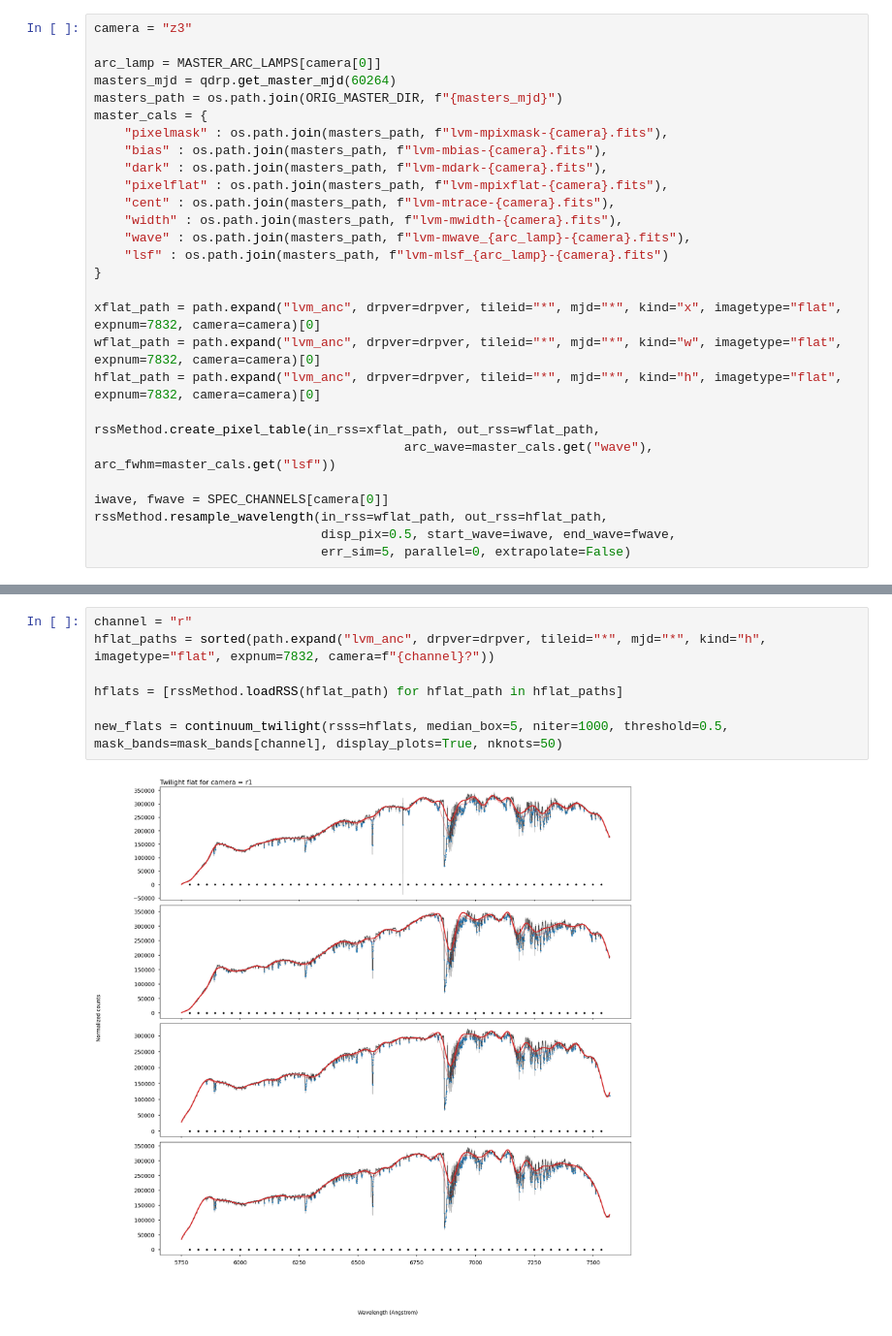
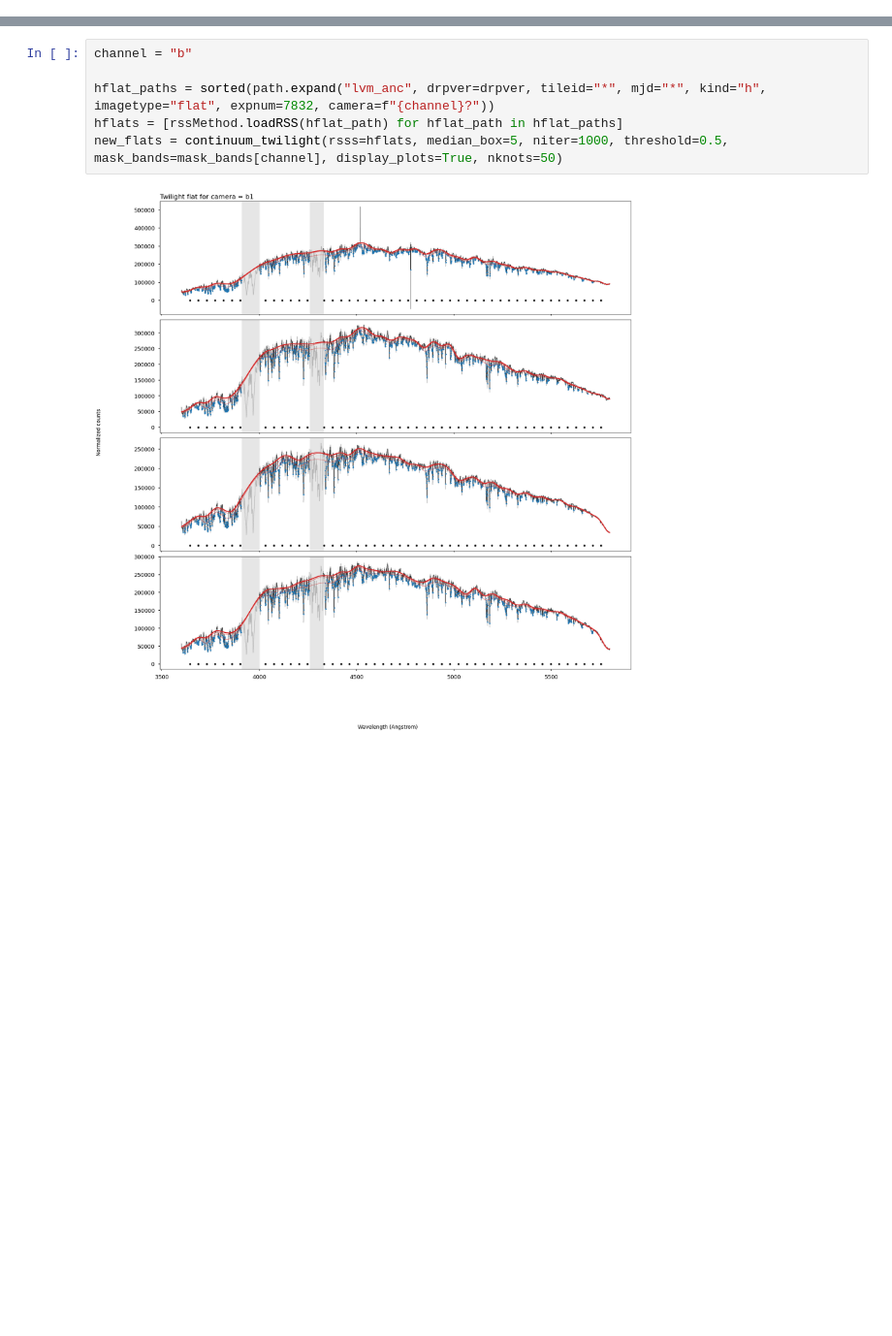
Before and after one commit to sdss/lvmdrp, a Jupyter notebook: examples/lco_com/twilights_std.ipynb, the cells around one changed output, grey strips where cells are left out. Shown at 97% size. Saved outputs shown, nothing was run; the diff lists cells and outputs as text; blank space fills up the shorter version.

```diff
--- a/examples/lco_com/twilights_std.ipynb
+++ b/examples/lco_com/twilights_std.ipynb
@@ -637,28 +595,0 @@ reduce_twilight_sequence(expnums=list(range(7832, 7832+12)), mask_bands=mask_ban
-# %%
-camera = "z3"
-
-arc_lamp = MASTER_ARC_LAMPS[camera[0]]
-masters_mjd = qdrp.get_master_mjd(60264)
-masters_path = os.path.join(ORIG_MASTER_DIR, f"{masters_mjd}")
-master_cals = {
-    "pixelmask" : os.path.join(masters_path, f"lvm-mpixmask-{camera}.fits"),
-    "bias" : os.path.join(masters_path, f"lvm-mbias-{camera}.fits"),
-    "dark" : os.path.join(masters_path, f"lvm-mdark-{camera}.fits"),
-    "pixelflat" : os.path.join(masters_path, f"lvm-mpixflat-{camera}.fits"),
-    "cent" : os.path.join(masters_path, f"lvm-mtrace-{camera}.fits"),
-    "width" : os.path.join(masters_path, f"lvm-mwidth-{camera}.fits"),
-    "wave" : os.path.join(masters_path, f"lvm-mwave_{arc_lamp}-{camera}.fits"),
-    "lsf" : os.path.join(masters_path, f"lvm-mlsf_{arc_lamp}-{camera}.fits")
-}
-
-xflat_path = path.expand("lvm_anc", drpver=drpver, tileid="*", mjd="*", kind="x", imagetype="flat", expnum=7832, camera=camera)[0]
-wflat_path = path.expand("lvm_anc", drpver=drpver, tileid="*", mjd="*", kind="w", imagetype="flat", expnum=7832, camera=camera)[0]
-hflat_path = path.expand("lvm_anc", drpver=drpver, tileid="*", mjd="*", kind="h", imagetype="flat", expnum=7832, camera=camera)[0]
-
-rssMethod.create_pixel_table(in_rss=xflat_path, out_rss=wflat_path,
-                                         arc_wave=master_cals.get("wave"), arc_fwhm=master_cals.get("lsf"))
-
-iwave, fwave = SPEC_CHANNELS[camera[0]]
-rssMethod.resample_wavelength(in_rss=wflat_path, out_rss=hflat_path,
-                              disp_pix=0.5, start_wave=iwave, end_wave=fwave,
-                              err_sim=5, parallel=0, extrapolate=False)
@@ -665,9 +625,8 @@ rssMethod.resample_wavelength(in_rss=wflat_path, out_rss=hflat_path,
 # %%
-channel = "r"
+channel = "b"
+
 hflat_paths = sorted(path.expand("lvm_anc", drpver=drpver, tileid="*", mjd="*", kind="h", imagetype="flat", expnum=7832, camera=f"{channel}?"))
-
 hflats = [rssMethod.loadRSS(hflat_path) for hflat_path in hflat_paths]
-
 new_flats = continuum_twilight(rsss=hflats, median_box=5, niter=1000, threshold=0.5, mask_bands=mask_bands[channel], display_plots=True, nknots=50)
 # %% [output]
-[figure, old version]
+[figure, new version]
```
Also changed, not shown: parts of 4 cells of this notebook.
